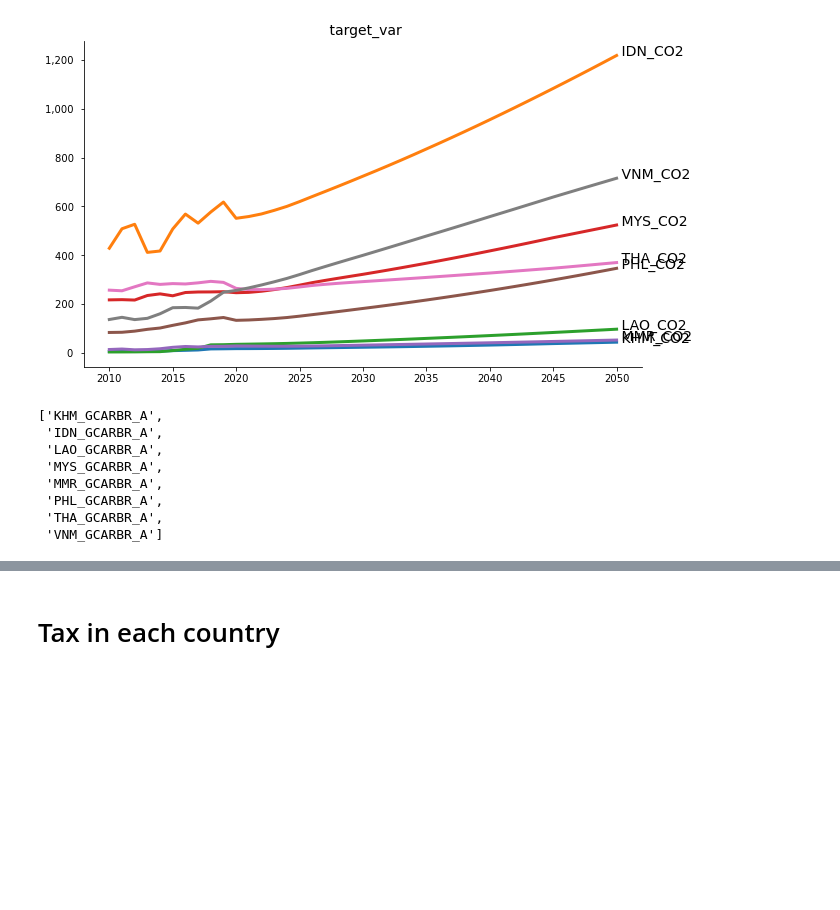
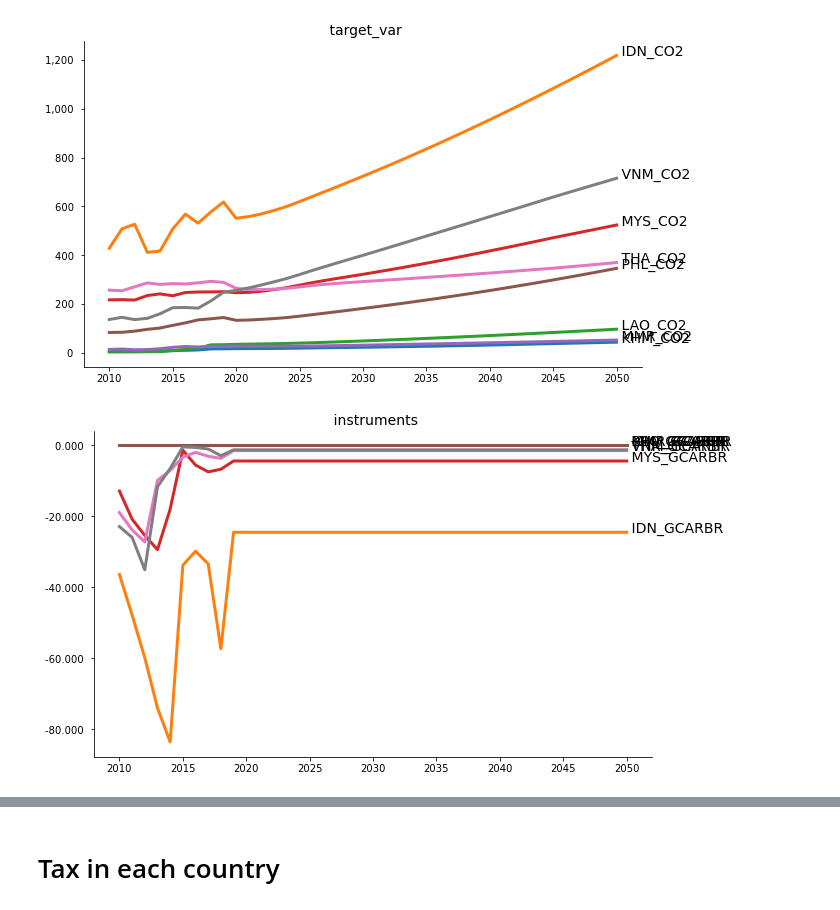
Before and after one commit to IbHansen/UNESCAP-Asia, a Jupyter notebook: Asia/Invert tax and emmision-world-countries.ipynb, the cells around one changed output, grey strips where cells are left out. Saved outputs shown, nothing was run; the diff lists cells and outputs as text; code cells hidden in the pictures; blank space fills up the shorter version.

```diff
--- a/Asia/Invert tax and emmision-world-countries.ipynb
+++ b/Asia/Invert tax and emmision-world-countries.ipynb
@@ -46,14 +43,7 @@ target_growth = 1.01
 model.plot_basis('target_var',df = masia.basedf.loc[2010:,target_var],trans=masia.var_description,legend=0);
 # %% [output]
 [figure]
-# %%
-[i[0] for i in instruments]
-# %% [output]
-['KHM_GCARBR_A',
- 'IDN_GCARBR_A',
- 'LAO_GCARBR_A',
- 'MYS_GCARBR_A',
- 'MMR_GCARBR_A',
- 'PHL_GCARBR_A',
- 'THA_GCARBR_A',
- 'VNM_GCARBR_A']
+# %%
+model.plot_basis('instruments',df = masia.basedf.loc[2010:,[i[0][:-2] for i in instruments]],trans=masia.var_description,legend=0);
+# %% [output]
+[figure, added]
```
Also changed, not shown: parts of 13 cells of this notebook, 4 other files.
